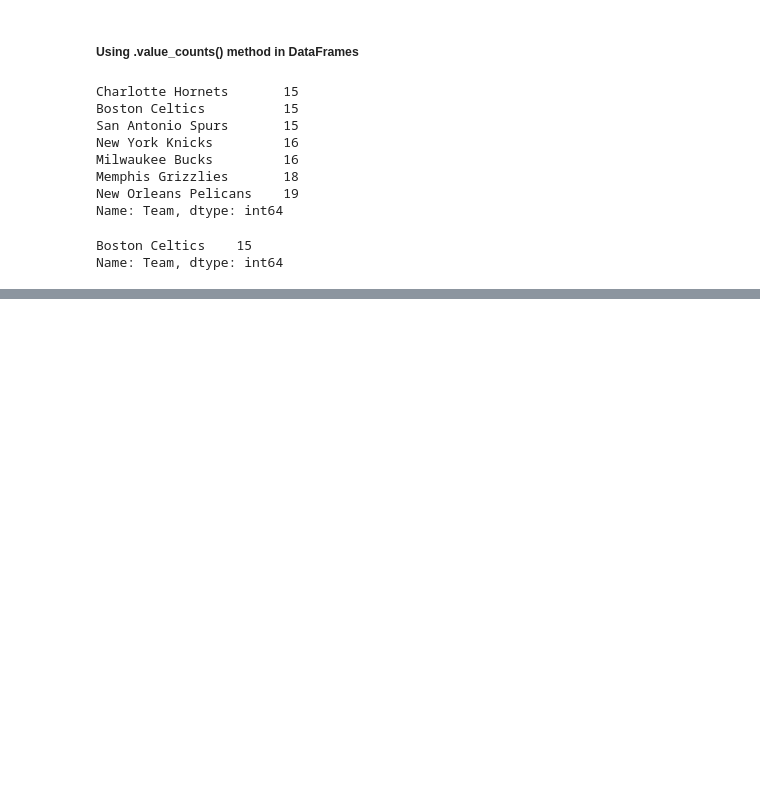
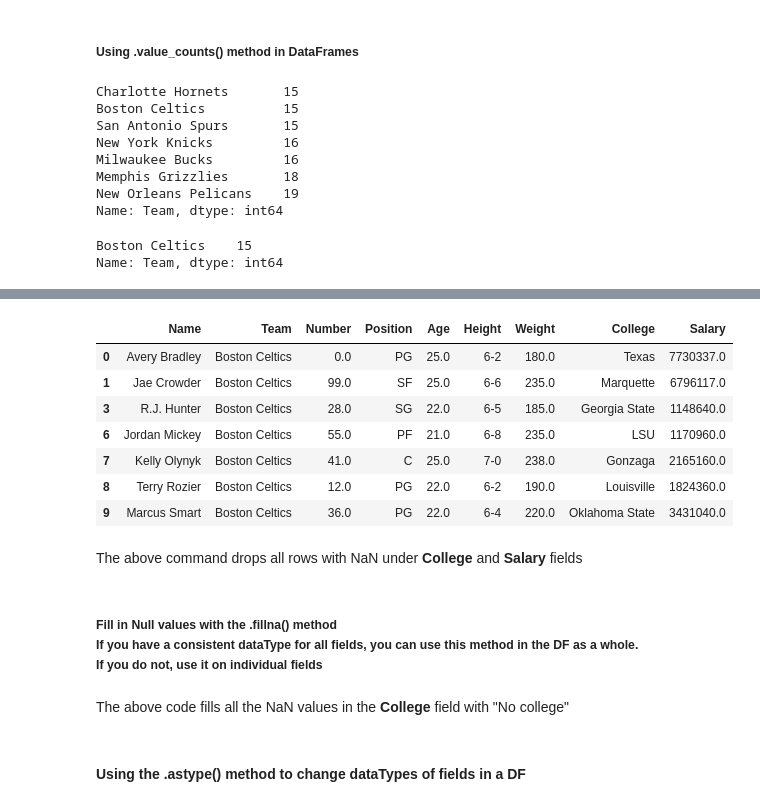
Before and after one commit to adminco/python_data_analysis, a Jupyter notebook: DataFrames_1.ipynb, the cells around one changed output, grey strips where cells are left out. Saved outputs shown, nothing was run; the diff lists cells and outputs as text; code cells hidden in the pictures; blank space fills up the shorter version.

```diff
--- a/DataFrames_1.ipynb
+++ b/DataFrames_1.ipynb
@@ -261,0 +309,2 @@ Name: Team, dtype: int64
+# %%
+nba = pd.read_csv("nba.csv")
@@ -261,0 +325,15 @@ Name: Team, dtype: int64
+# %%
+nba.dropna(subset= ["College","Salary"]).head(7)
+# %% [output]
+|  | Name | Team | Number | Position | Age | Height | Weight | College | Salary |
+| 0 | Avery Bradley | Boston Celtics | 0.0 | PG | 25.0 | 6-2 | 180.0 | Texas | 7730337.0 |
+| 1 | Jae Crowder | Boston Celtics | 99.0 | SF | 25.0 | 6-6 | 235.0 | Marquette | 6796117.0 |
+| 3 | R.J. Hunter | Boston Celtics | 28.0 | SG | 22.0 | 6-5 | 185.0 | Georgia State | 1148640.0 |
+| 6 | Jordan Mickey | Boston Celtics | 55.0 | PF | 21.0 | 6-8 | 235.0 | LSU | 1170960.0 |
+| 7 | Kelly Olynyk | Boston Celtics | 41.0 | C | 25.0 | 7-0 | 238.0 | Gonzaga | 2165160.0 |
+| 8 | Terry Rozier | Boston Celtics | 12.0 | PG | 22.0 | 6-2 | 190.0 | Louisville | 1824360.0 |
+| 9 | Marcus Smart | Boston Celtics | 36.0 | PG | 22.0 | 6-4 | 220.0 | Oklahoma State | 3431040.0 |
+# %% [markdown]
+The above command drops all rows with NaN under __College__ and __Salary__ fields
+# %% [markdown]
+##### Fill in Null values with the __.fillna()__ method<br> If you have a consistent dataType for all fields, you can use this method in the DF as a whole.<br>If you do not, use it on individual fields
@@ -261,0 +342,4 @@ Name: Team, dtype: int64
+# %% [markdown]
+The above code fills all the NaN values in the __College__ field with "No college"
+# %% [markdown]
+#### Using the .astype() method to change dataTypes of fields in a DF
```
Also changed, not shown: parts of 24 cells of this notebook.
